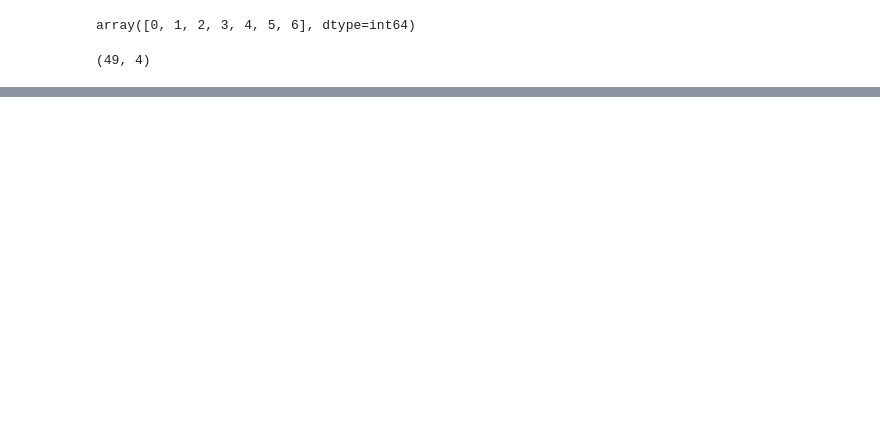
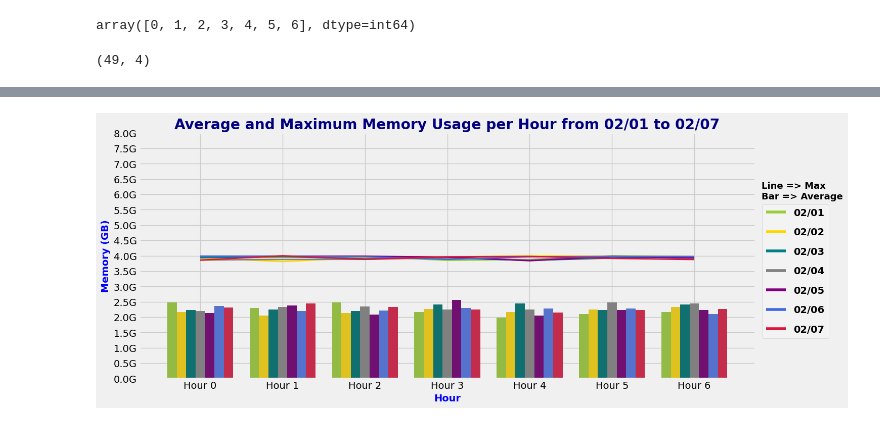
Before and after one commit to jackwychoi/SelfStudy_DataAnalysis, a Jupyter notebook: Multiplots_on_the_same_Axis.ipynb, the cells around one changed output, grey strips where cells are left out. Drawn from its saved outputs; the diff is of its cells as text; code cells hidden in the pictures; blank space fills up the shorter version.

```diff
--- a/Multiplots_on_the_same_Axis.ipynb
+++ b/Multiplots_on_the_same_Axis.ipynb
@@ -195,0 +196,35 @@ plt.show()
+# %%
+from matplotlib.lines import Line2D
+from matplotlib.ticker import StrMethodFormatter
+plt.style.use('fivethirtyeight')
+sns.set_palette(['yellowgreen', 'gold', 'teal', 'grey', 'purple', 'royalblue', 'crimson'])
+fig, ax = plt.subplots(1, 1, figsize=(14, 6))
+sns.barplot(ax=ax, data=result, x='Hour', y='Average_Memory', hue='Date', dodge=True)
+sns.lineplot(ax=ax, data=result, x='Hour', y='Max_Memory', hue='Date', marker='', linestyle='-', markersize=0, lw=2)
+plt.xlabel('Hour', color='blue', fontweight='bold')
+plt.ylabel('Memory (GB)', color='blue', fontweight='bold')
+plt.title('Average and Maximum Memory Usage per Hour from 02/01 to 02/07', color='navy', fontweight='bold')
+ax.xaxis.set_major_formatter(StrMethodFormatter('Hour {x:.0f}'))
+#plt.xticks(fontname = 'Yu Gothic')
+ax.yaxis.set_major_formatter(StrMethodFormatter(u'{x:.1f}G'))
+custom_lines = [Line2D([0], [0], color='yellowgreen', lw=4),
+                Line2D([0], [0], color='gold', lw=4),
+                Line2D([0], [0], color='teal', lw=4),
+                Line2D([0], [0], color='grey', lw=4),
+                Line2D([0], [0], color='purple', lw=4),
+                Line2D([0], [0], color='royalblue', lw=4),
+                Line2D([0], [0], color='crimson', lw=4)]
+legend = ax.legend(custom_lines, ['02/01', '02/02', '02/03', '02/04', '02/05', '02/06', '02/07'],
+                   bbox_to_anchor=(1.135, 0.75), loc=1, fontsize='10', prop={'weight':'bold'}, borderaxespad=1, labelspacing=1)
+legend_frame = legend.get_frame()
+legend_frame.set_facecolor('whitesmoke')
+for text in legend.get_texts():
+    text.set_color('black')
+fig.text(0.959, 0.705, 'Line => Max', ha='left', va='center', fontsize=13, fontname='DejaVu Sans', color='black', fontweight='bold')
+fig.text(0.959, 0.670, 'Bar => Average', ha='left', va='center', fontsize=13, fontname='DejaVu Sans', color='black', fontweight='bold')
+ax.set_yticks(np.arange(0, 8.1, step=.5))
+#plt.tight_layout()  # Adjust layout to prevent overlapping
+plt.grid(True)
+plt.show()
+# %% [output]
+[figure, added]
```
Also changed, not shown: parts of 6 cells of this notebook.
